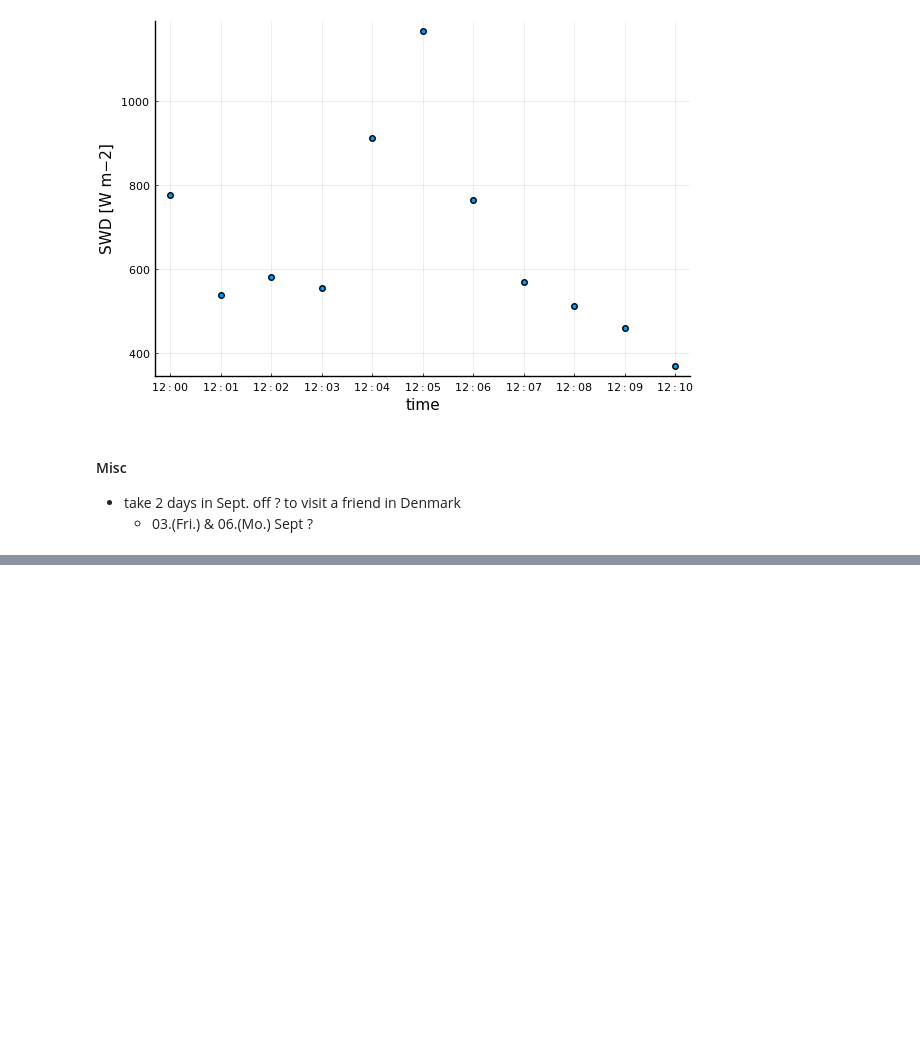
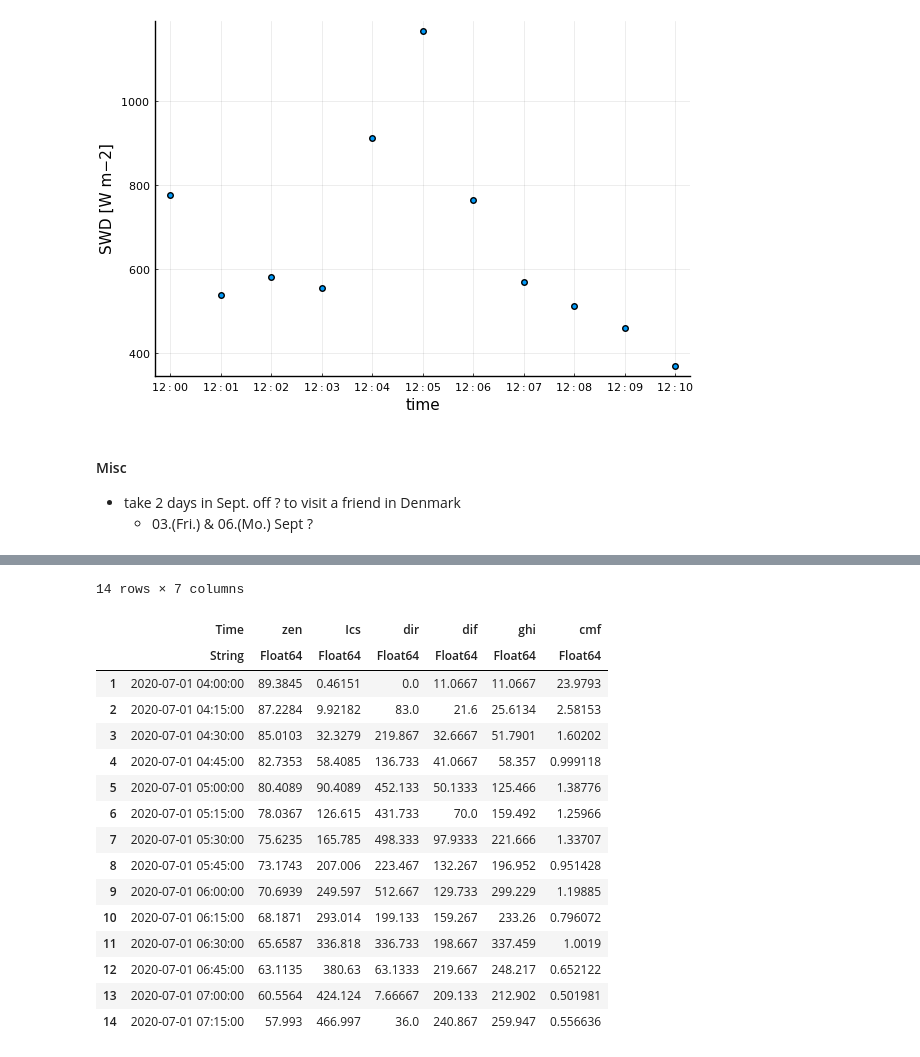
Before and after one commit to EuRoXy/MC_CMF, a Jupyter notebook: results/21_07.ipynb, the cells around one changed output, grey strips where cells are left out. Cells and saved outputs as stored; diff of their text form; code cells hidden in the pictures; blank space fills up the shorter version.

```diff
--- a/results/21_07.ipynb
+++ b/results/21_07.ipynb
@@ -120,0 +141,20 @@ Fig. 6
+# %%
+df2 = df1[17:30, [1; 4:end]]
+# %% [output]
+14 rows × 7 columns
+|  | Time | zen | Ics | dir | dif | ghi | cmf |
+|  | String | Float64 | Float64 | Float64 | Float64 | Float64 | Float64 |
+| 1 | 2020-07-01 04:00:00 | 89.3845 | 0.46151 | 0.0 | 11.0667 | 11.0667 | 23.9793 |
+| 2 | 2020-07-01 04:15:00 | 87.2284 | 9.92182 | 83.0 | 21.6 | 25.6134 | 2.58153 |
+| 3 | 2020-07-01 04:30:00 | 85.0103 | 32.3279 | 219.867 | 32.6667 | 51.7901 | 1.60202 |
+| 4 | 2020-07-01 04:45:00 | 82.7353 | 58.4085 | 136.733 | 41.0667 | 58.357 | 0.999118 |
+| 5 | 2020-07-01 05:00:00 | 80.4089 | 90.4089 | 452.133 | 50.1333 | 125.466 | 1.38776 |
+| 6 | 2020-07-01 05:15:00 | 78.0367 | 126.615 | 431.733 | 70.0 | 159.492 | 1.25966 |
+| 7 | 2020-07-01 05:30:00 | 75.6235 | 165.785 | 498.333 | 97.9333 | 221.666 | 1.33707 |
+| 8 | 2020-07-01 05:45:00 | 73.1743 | 207.006 | 223.467 | 132.267 | 196.952 | 0.951428 |
+| 9 | 2020-07-01 06:00:00 | 70.6939 | 249.597 | 512.667 | 129.733 | 299.229 | 1.19885 |
+| 10 | 2020-07-01 06:15:00 | 68.1871 | 293.014 | 199.133 | 159.267 | 233.26 | 0.796072 |
+| 11 | 2020-07-01 06:30:00 | 65.6587 | 336.818 | 336.733 | 198.667 | 337.459 | 1.0019 |
+| 12 | 2020-07-01 06:45:00 | 63.1135 | 380.63 | 63.1333 | 219.667 | 248.217 | 0.652122 |
+| 13 | 2020-07-01 07:00:00 | 60.5564 | 424.124 | 7.66667 | 209.133 | 212.902 | 0.501981 |
+| 14 | 2020-07-01 07:15:00 | 57.993 | 466.997 | 36.0 | 240.867 | 259.947 | 0.556636 |
```
Also changed, not shown: parts of 5 cells of this notebook, 4 other files.
